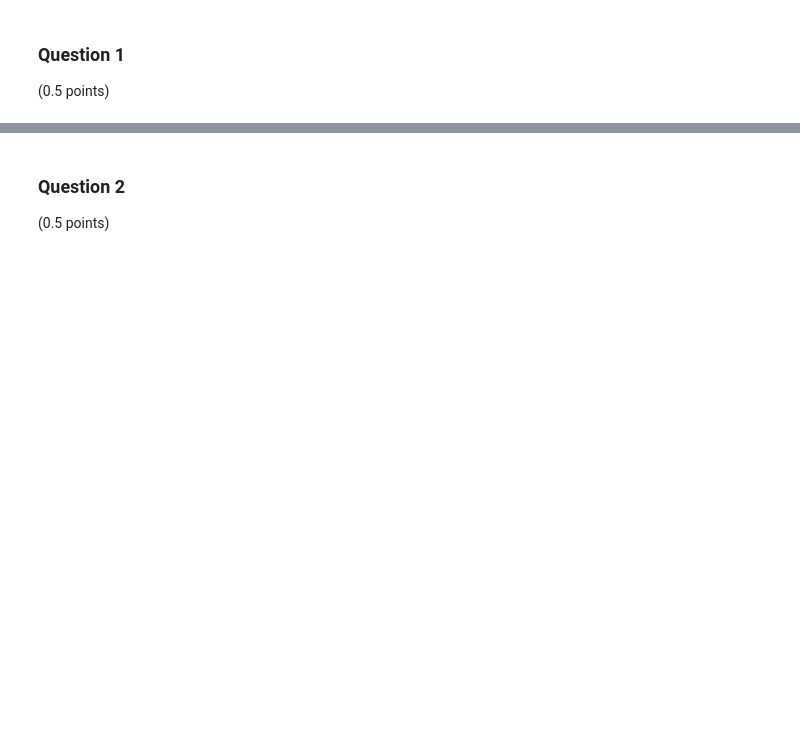
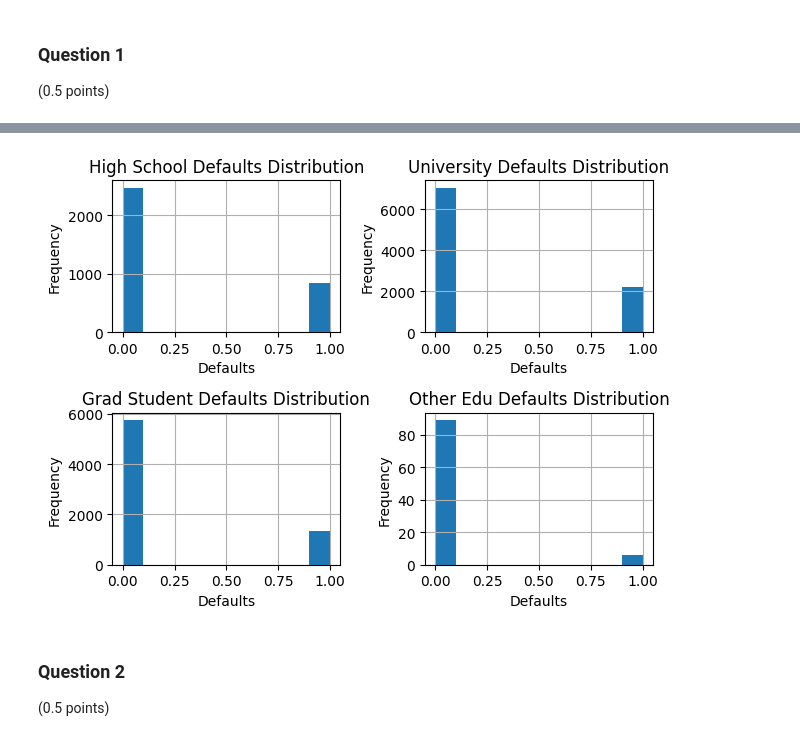
Before and after one commit to notvikke/master_2023, a Jupyter notebook: Python_in_Data_Analysis/Individual_Assignment/IndividualAssignment.ipynb, the cells around one changed output, grey strips where cells are left out. Drawn from its saved outputs; the diff is of its cells as text; code cells hidden in the pictures; blank space fills up the shorter version.

```diff
--- a/Python_in_Data_Analysis/Individual_Assignment/IndividualAssignment.ipynb
+++ b/Python_in_Data_Analysis/Individual_Assignment/IndividualAssignment.ipynb
@@ -186,0 +195,2 @@ santiago_suarez_A_train.to_csv('outputs/santiago_suarez_A_train.csv')
+# %%
+train_data = santiago_suarez_A_train
@@ -188,3 +202,9 @@ santiago_suarez_A_train.to_csv('outputs/santiago_suarez_A_train.csv')
 ### **Question 1**
 
 (0.5 points)
+# %%
+grad = train_data[(train_data["EDUCATION"]==1)]
+uni = train_data[(train_data["EDUCATION"]==2)]
+hs = train_data[(train_data["EDUCATION"]==3)]
+other = train_data[(train_data["EDUCATION"]==4)]
+unknown = train_data[(train_data["EDUCATION"]==5)]
@@ -190,0 +231,32 @@ santiago_suarez_A_train.to_csv('outputs/santiago_suarez_A_train.csv')
+# %%
+# Create the subplots
+fig, axes = plt.subplots(2, 2)
+
+# Plot the histograms
+hs["DEFAULT_JULY"].hist(ax=axes[0][0])
+uni["DEFAULT_JULY"].hist(ax=axes[0][1])
+grad["DEFAULT_JULY"].hist(ax=axes[1][0])
+other["DEFAULT_JULY"].hist(ax=axes[1][1])
+
+# Add labels and title
+axes[0][0].set_xlabel('Defaults')
+axes[0][0].set_ylabel('Frequency')
+axes[0][0].set_title('High School Defaults Distribution')
+
+axes[0][1].set_xlabel('Defaults')
+axes[0][1].set_ylabel('Frequency')
+axes[0][1].set_title('University Defaults Distribution')
+
+axes[1][0].set_xlabel('Defaults')
+axes[1][0].set_ylabel('Frequency')
+axes[1][0].set_title('Grad Student Defaults Distribution')
+
+axes[1][1].set_xlabel('Defaults')
+axes[1][1].set_ylabel('Frequency')
+axes[1][1].set_title('Other Edu Defaults Distribution')
+
+# Show the graph
+fig.tight_layout()
+plt.show()
+# %% [output]
+[figure, added]
```
Also changed, not shown: parts of 8 cells of this notebook.
